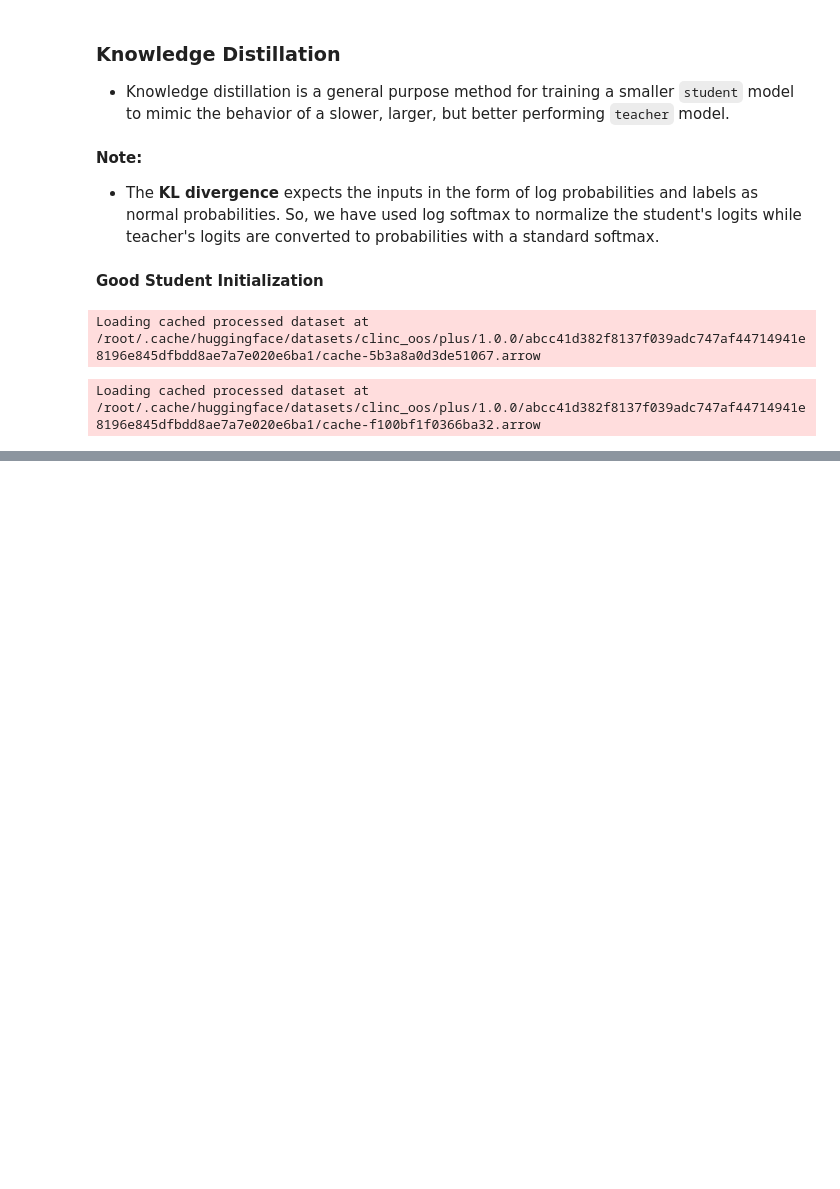
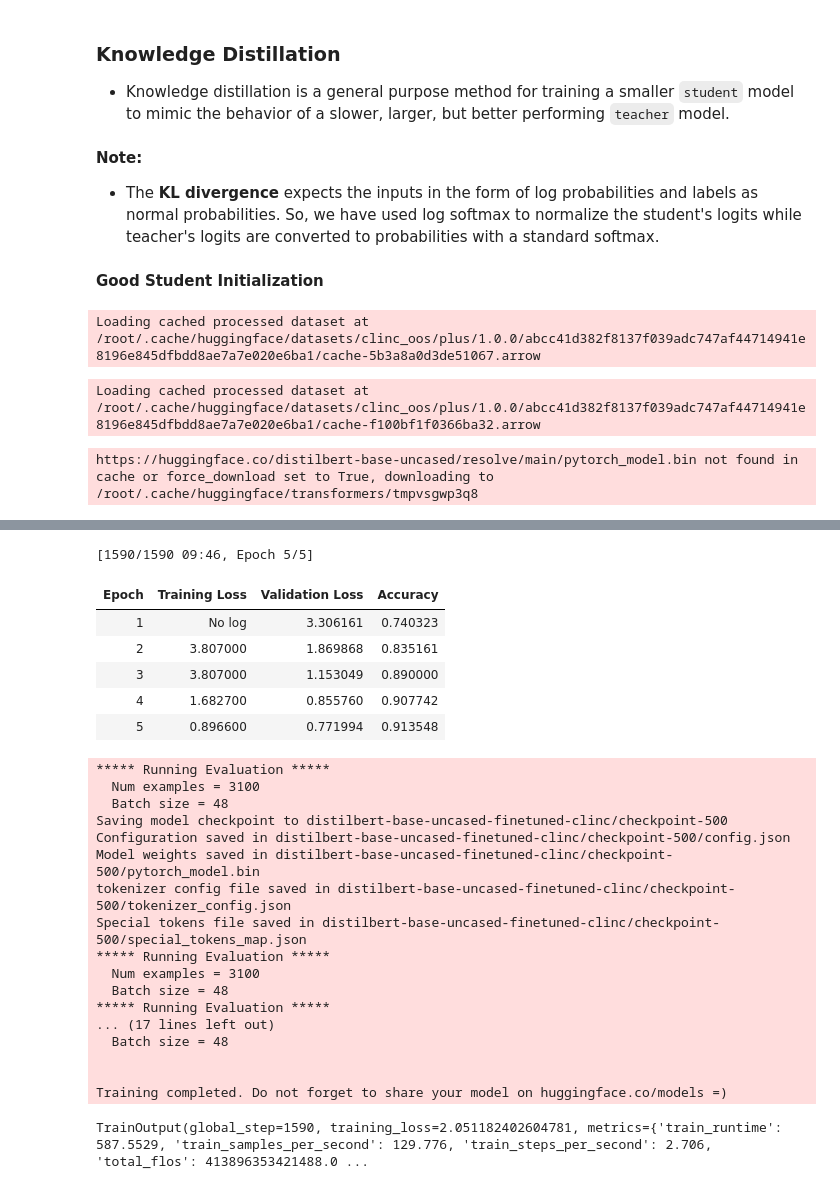
Before and after one commit to ThinamXx/Transformers_NLP, a Jupyter notebook: 02. NLP with Transformers/08. Transformers in Production/Transformers&Production.ipynb, the cells around one changed output, grey strips where cells are left out. Saved outputs shown, nothing was run; the diff lists cells and outputs as text; code cells hidden in the pictures; blank space fills up the shorter version.

```diff
--- a/02. NLP with Transformers/08. Transformers in Production/Transformers&Production.ipynb
+++ b/02. NLP with Transformers/08. Transformers in Production/Transformers&Production.ipynb
@@ -233,5 +219,35 @@ student_training_args = DistillationTrainingArguments(
     num_train_epochs=5, learning_rate=2e-5,
     per_device_train_batch_size=batch_size,
     per_device_eval_batch_size=batch_size,
-
-)
+    alpha=1, weight_decay=0.01,
+    push_to_hub=False
+)                                                           # Initializing training arguments.
+# %%
+#@ INITIALIZING AUTO MODEL CONFIGURATIONS:
+id2label = pipe.model.config.id2label                           # Initializing mappings.
+label2id = pipe.model.config.label2id                           # Initializing mappings.
+num_labels = intents.num_classes                                # Initializing labels.
+student_config = (AutoConfig.from_pretrained(
+    student_ckpt, num_labels=num_labels, id2label=id2label,
+    label2id=label2id))                                         # Initializing student model configurations.
+# %%
+#@ FUNCTION FOR MODEL INITIALIZATION:
+device = torch.device("cuda" if torch.cuda.is_available() else "cpu")       # Initializing gpu.
+def student_init():                                                         # Defining function.
+    return (AutoModelForSequenceClassification.from_pretrained(
+        student_ckpt, config=student_config).to(device))                    # Function for student model initialization.
+# %%
+#@ TRAINING DISTILLATION TRAINER:
+teacher_ckpt = "transformersbook/bert-base-uncased-finetuned-clinc"         # Initializing teacher model checkpoint.
+teacher_model = (AutoModelForSequenceClassification.from_pretrained(
+    teacher_ckpt, num_labels=num_labels).to(device))                        # Initializing teacher model.
+
+#@ TRAINING DISTILLATION TRAINER:
+distilbert_trainer = DistillationTrainer(
+    model_init=student_init, teacher_model=teacher_model,
+    args=student_training_args, train_dataset=clinc_enc["train"],
+    eval_dataset=clinc_enc["validation"],
+    compute_metrics=compute_metrics, tokenizer=student_tokenizer)           # Initializing distillation trainer.
+distilbert_trainer.train()                                                  # Training distillation trainer.
+# %% [output]
+https://huggingface.co/distilbert-base-uncased/resolve/main/pytorch_model.bin not found in cache or force_download set to True, downloading to /root/.cache/huggingface/transformers/tmpvsgwp3q8
@@ -237,0 +271,25 @@ student_training_args = DistillationTrainingArguments(
+[1590/1590 09:46, Epoch 5/5]
+| Epoch | Training Loss | Validation Loss | Accuracy |
+| 1 | No log | 3.306161 | 0.740323 |
+| 2 | 3.807000 | 1.869868 | 0.835161 |
+| 3 | 3.807000 | 1.153049 | 0.890000 |
+| 4 | 1.682700 | 0.855760 | 0.907742 |
+| 5 | 0.896600 | 0.771994 | 0.913548 |
+***** Running Evaluation *****
+  Num examples = 3100
+  Batch size = 48
+Saving model checkpoint to distilbert-base-uncased-finetuned-clinc/checkpoint-500
+Configuration saved in distilbert-base-uncased-finetuned-clinc/checkpoint-500/config.json
+Model weights saved in distilbert-base-uncased-finetuned-clinc/checkpoint-500/pytorch_model.bin
+tokenizer config file saved in distilbert-base-uncased-finetuned-clinc/checkpoint-500/tokenizer_config.json
+Special tokens file saved in distilbert-base-uncased-finetuned-clinc/checkpoint-500/special_tokens_map.json
+***** Running Evaluation *****
+  Num examples = 3100
+  Batch size = 48
+***** Running Evaluation *****
+... (17 lines left out)
+  Batch size = 48
+
+
+Training completed. Do not forget to share your model on huggingface.co/models =)
+TrainOutput(global_step=1590, training_loss=2.051182402604781, metrics={'train_runtime': 587.5529, 'train_samples_per_second': 129.776, 'train_steps_per_second': 2.706, 'total_flos': 413896353421488.0 ...
```
Also changed, not shown: parts of 8 cells of this notebook.
